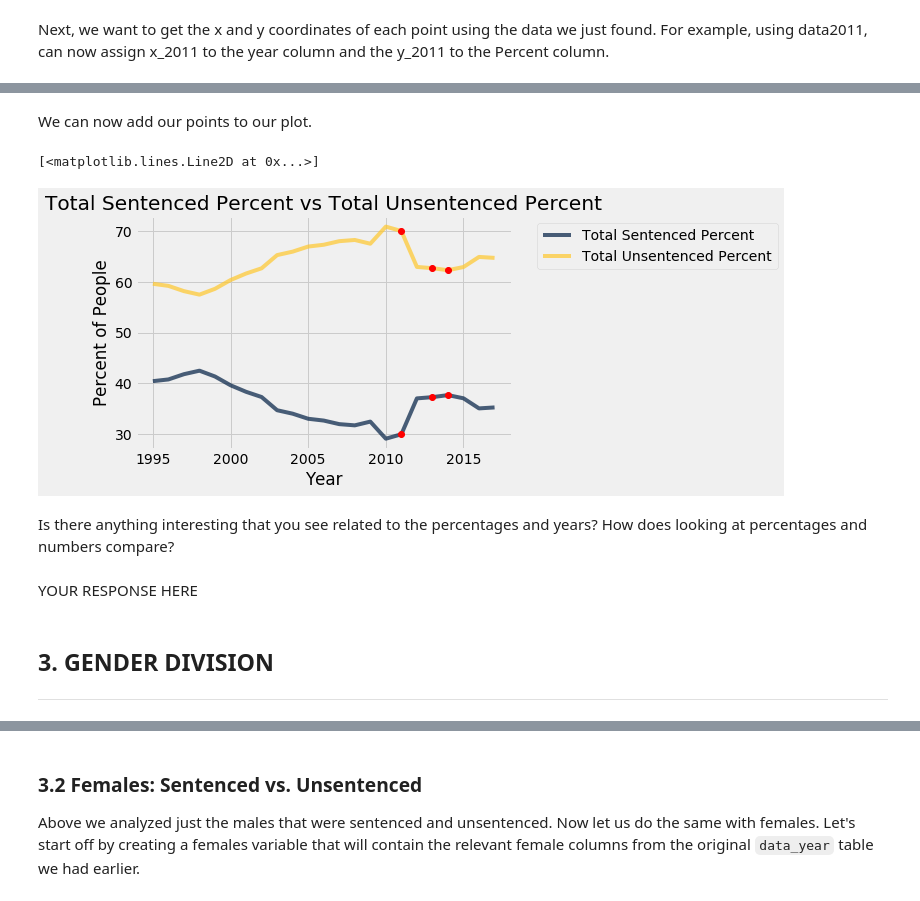
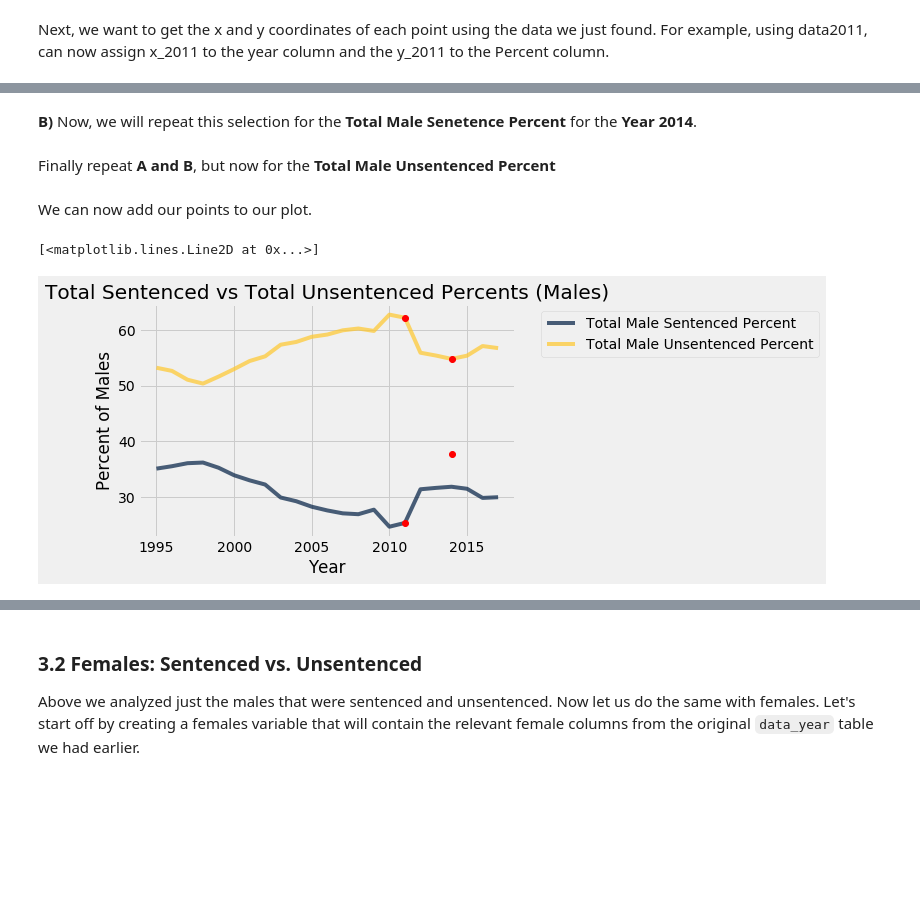
Before and after one commit to ds-modules/ES-21AC-SP19, a Jupyter notebook: Jails.ipynb, the cells around one changed output, grey strips where cells are left out. Saved outputs shown, nothing was run; the diff lists cells and outputs as text; code cells hidden in the pictures; blank space fills up the shorter version.

```diff
--- a/Jails.ipynb
+++ b/Jails.ipynb
@@ -221,0 +405,9 @@ data_year = data_year.with_column("Total Unsentenced", unsentenced_all)
+# %%
+# YOUR CODE
+data_year = data_year.with_column(...,...)
+
+# BEGIN SOLUTION
+data_year = data_year.with_column("Total Unsentenced", unsentenced_all)
+# END SOLUTIONS
+
+raise NotImplementationError
@@ -320,24 +652,34 @@ y_2014_un = data2014.column("Total Unsentenced Percent")
+# %%
+x_coordinate2011 = data2011.column('Year')
+y_coordinate2011 = data2011.column("Total Male Sentenced Percent")
+# %% [markdown]
+**B)** Now, we will repeat this selection for the **Total Male Senetence Percent** for the **Year** **2014**.
+# %%
+x_coordinate2014 = data2014.column('Year')
+y_coordinate2014 = data2014.column("Total Male Sentenced Percent")
+# %% [markdown]
+Finally repeat **A and B**, but now for the **Total Male Unsentenced Percent**
+# %%
+x_coordinate2011_un = data2011.column('Year')
+y_coordinate2011_un = data2011.column("Total Male Unsentenced Percent")
+
+x_coordinate2014_un = data2014.column('Year')
+y_coordinate2014_un = data2014.column("Total Male Unsentenced Percent")
 # %% [markdown]
 We can now add our points to our plot.
 # %%
-percent_totals.plot("Year")
-plt.title("Total Sentenced Percent vs Total Unsentenced Percent")
+# PLOT
+m_percent_totals.plot("Year")
+plt.title("Total Sentenced vs Total Unsentenced Percents (Males)")
 plt.xlabel("Year")
-plt.ylabel("Percent of People")
+plt.ylabel("Percent of Males")
 
-plt.plot(x_2011, y_2011, 'ro')
-plt.plot(x_2013, y_2013, 'ro')
-plt.plot(x_2014, y_2014, 'ro')
-plt.plot(x_2011_un, y_2011_un, 'ro')
-plt.plot(x_2013_un, y_2013_un, 'ro')
-plt.plot(x_2014_un, y_2014_un, 'ro')
+
+# POINTS
+plt.plot(x_coordinate2011, y_coordinate2011, 'ro')
+plt.plot(x_coordinate2014, y_coordinate2014, 'ro')
+plt.plot(x_coordinate2011_un, y_coordinate2011_un, 'ro')
+plt.plot(x_coordinate2014_un, y_coordinate2014_un, 'ro')
 # %% [output]
 [<matplotlib.lines.Line2D at 0x...>]
-[figure, old version]
+[figure, new version]
-# %% [markdown]
-Is there anything interesting that you see related to the percentages and years? How does looking at percentages and numbers compare?
-# %% [markdown]
-YOUR RESPONSE HERE
-# %% [markdown]
-## 3. GENDER DIVISION <a id='subsection4'></a>
----
```
Also changed, not shown: parts of 167 cells of this notebook.
